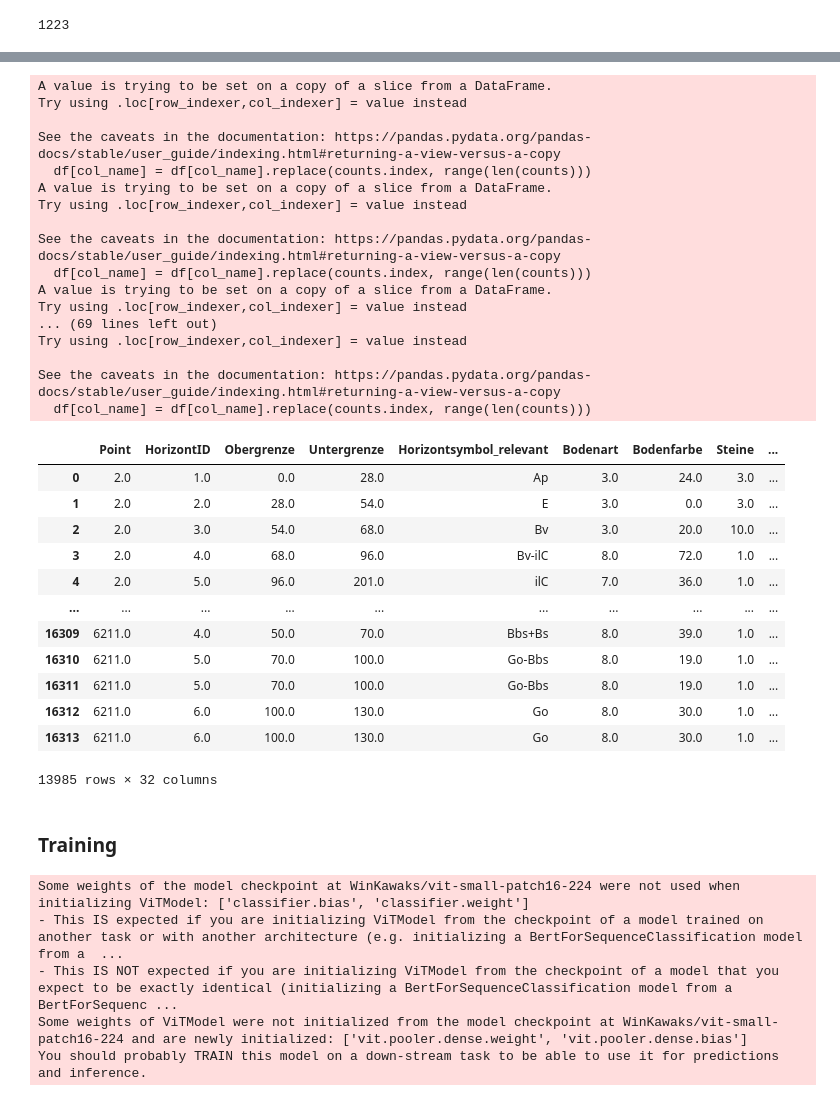
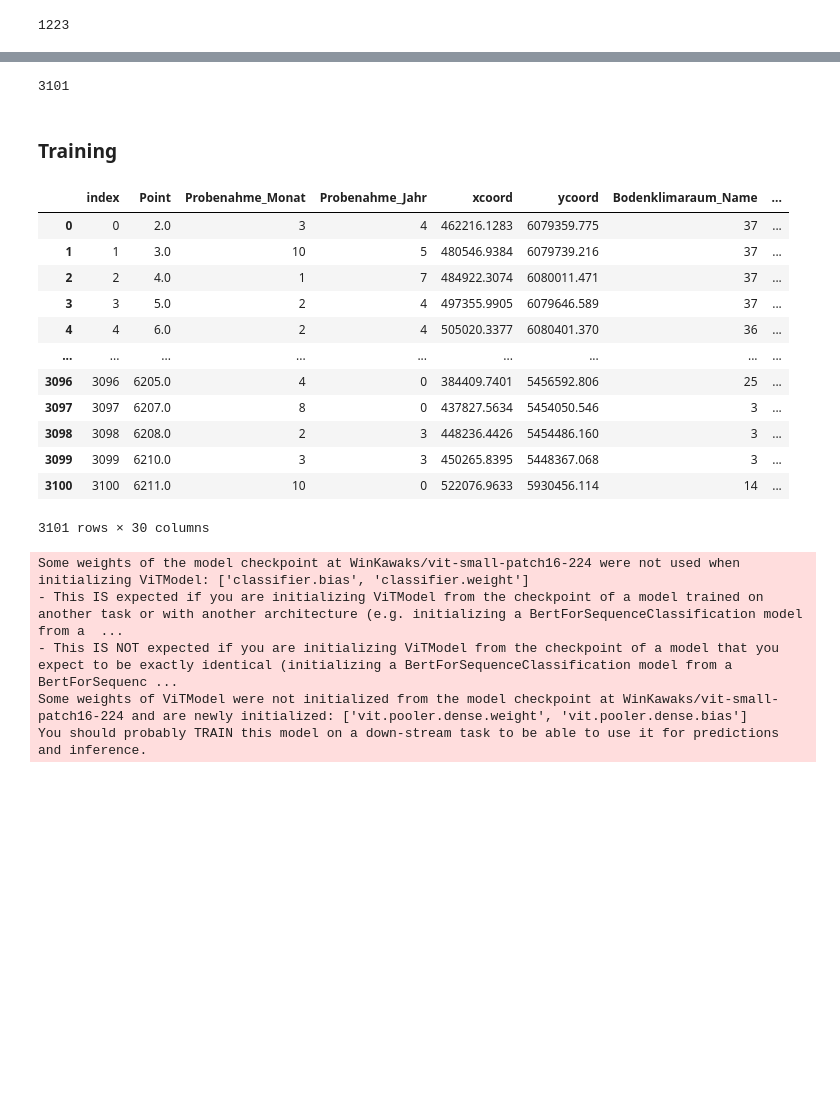
Before and after one commit to calgo-lab/BGR, a Jupyter notebook: notebooks/soil/Multimodal_Training_Sequential.ipynb, the cells around one changed output, grey strips where cells are left out. Drawn from its saved outputs; the diff is of its cells as text; code cells hidden in the pictures; blank space fills up the shorter version.

```diff
--- a/notebooks/soil/Multimodal_Training_Sequential.ipynb
+++ b/notebooks/soil/Multimodal_Training_Sequential.ipynb
@@ -457,39 +504,7 @@ memory usage: 3.5+ MB
-# %%
-# Encode categorical features
-for categ in categ_features:
-    bgr_data.encode_categorical_columns(df, categ)
-df
-# %% [output]
-A value is trying to be set on a copy of a slice from a DataFrame.
-Try using .loc[row_indexer,col_indexer] = value instead
-
-See the caveats in the documentation: https://pandas.pydata.org/pandas-docs/stable/user_guide/indexing.html#returning-a-view-versus-a-copy
-  df[col_name] = df[col_name].replace(counts.index, range(len(counts)))
-A value is trying to be set on a copy of a slice from a DataFrame.
-Try using .loc[row_indexer,col_indexer] = value instead
-
-See the caveats in the documentation: https://pandas.pydata.org/pandas-docs/stable/user_guide/indexing.html#returning-a-view-versus-a-copy
-  df[col_name] = df[col_name].replace(counts.index, range(len(counts)))
-A value is trying to be set on a copy of a slice from a DataFrame.
-Try using .loc[row_indexer,col_indexer] = value instead
-... (69 lines left out)
-Try using .loc[row_indexer,col_indexer] = value instead
-
-See the caveats in the documentation: https://pandas.pydata.org/pandas-docs/stable/user_guide/indexing.html#returning-a-view-versus-a-copy
-  df[col_name] = df[col_name].replace(counts.index, range(len(counts)))
-|  | Point | HorizontID | Obergrenze | Untergrenze | Horizontsymbol_relevant | Bodenart | Bodenfarbe | Steine | ... |
-| 0 | 2.0 | 1.0 | 0.0 | 28.0 | Ap | 3.0 | 24.0 | 3.0 | ... |
-| 1 | 2.0 | 2.0 | 28.0 | 54.0 | E | 3.0 | 0.0 | 3.0 | ... |
-| 2 | 2.0 | 3.0 | 54.0 | 68.0 | Bv | 3.0 | 20.0 | 10.0 | ... |
-| 3 | 2.0 | 4.0 | 68.0 | 96.0 | Bv-ilC | 8.0 | 72.0 | 1.0 | ... |
-| 4 | 2.0 | 5.0 | 96.0 | 201.0 | ilC | 7.0 | 36.0 | 1.0 | ... |
-| ... | ... | ... | ... | ... | ... | ... | ... | ... | ... |
-| 16309 | 6211.0 | 4.0 | 50.0 | 70.0 | Bbs+Bs | 8.0 | 39.0 | 1.0 | ... |
-| 16310 | 6211.0 | 5.0 | 70.0 | 100.0 | Go-Bbs | 8.0 | 19.0 | 1.0 | ... |
-| 16311 | 6211.0 | 5.0 | 70.0 | 100.0 | Go-Bbs | 8.0 | 19.0 | 1.0 | ... |
-| 16312 | 6211.0 | 6.0 | 100.0 | 130.0 | Go | 8.0 | 30.0 | 1.0 | ... |
-| 16313 | 6211.0 | 6.0 | 100.0 | 130.0 | Go | 8.0 | 30.0 | 1.0 | ... |
-13985 rows × 32 columns
+# %%
+len(df['Point'].unique()) # number of unique images
+# %% [output]
+3101
 # %% [markdown]
 ### Training
 # %%
@@ -503,6 +518,29 @@ geotemp_img_infos = ['Point', 'Probenahme_Monat', 'Probenahme_Jahr', 'xcoord', '
 depth_markers = ['Obergrenze', 'Untergrenze']
 
 # horizon symbols already in 'target' (see above)
+# %%
+# The dataframe has one row per horizon
+# For sequential training, make it one row per full image (the depth markers and the morphological features will be stored as lists and used later as ground truth in training)
+grouped_df = df.groupby('Point', as_index=False).agg({
+    **{gt: 'first' for gt in geotemp_img_infos},  # Take the first value (all are the same for each image, including the image path)
+    'Untergrenze': list,                          # Combine depth markers into a list (only lower bound Untergrenze actually needed)
+    **{st: list for st in soil_infos}             # Combine tabular features into lists (in the order of the horizons top to bottom)
+}).reset_index()
+grouped_df
+# %% [output]
+|  | index | Point | Probenahme_Monat | Probenahme_Jahr | xcoord | ycoord | Bodenklimaraum_Name | ... |
+| 0 | 0 | 2.0 | 3 | 4 | 462216.1283 | 6079359.775 | 37 | ... |
+| 1 | 1 | 3.0 | 10 | 5 | 480546.9384 | 6079739.216 | 37 | ... |
+| 2 | 2 | 4.0 | 1 | 7 | 484922.3074 | 6080011.471 | 37 | ... |
+| 3 | 3 | 5.0 | 2 | 4 | 497355.9905 | 6079646.589 | 37 | ... |
+| 4 | 4 | 6.0 | 2 | 4 | 505020.3377 | 6080401.370 | 36 | ... |
+| ... | ... | ... | ... | ... | ... | ... | ... | ... |
+| 3096 | 3096 | 6205.0 | 4 | 0 | 384409.7401 | 5456592.806 | 25 | ... |
+| 3097 | 3097 | 6207.0 | 8 | 0 | 437827.5634 | 5454050.546 | 3 | ... |
+| 3098 | 3098 | 6208.0 | 2 | 3 | 448236.4426 | 5454486.160 | 3 | ... |
+| 3099 | 3099 | 6210.0 | 3 | 3 | 450265.8395 | 5448367.068 | 3 | ... |
+| 3100 | 3100 | 6211.0 | 10 | 0 | 522076.9633 | 5930456.114 | 14 | ... |
+3101 rows × 30 columns
 # %%
 # Define the image normalization
 normalize = transforms.Compose([
```
Also changed, not shown: parts of 5 cells of this notebook, 1 other file.
